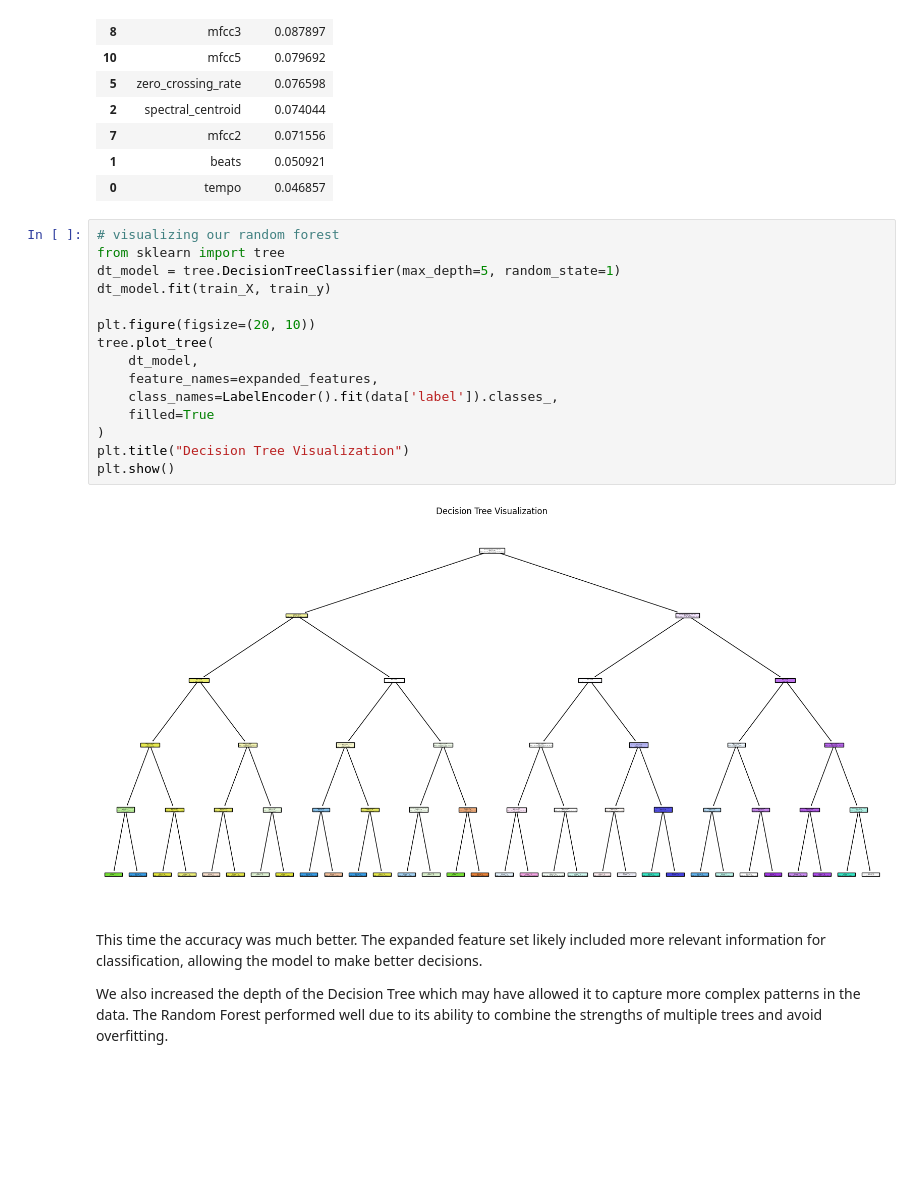
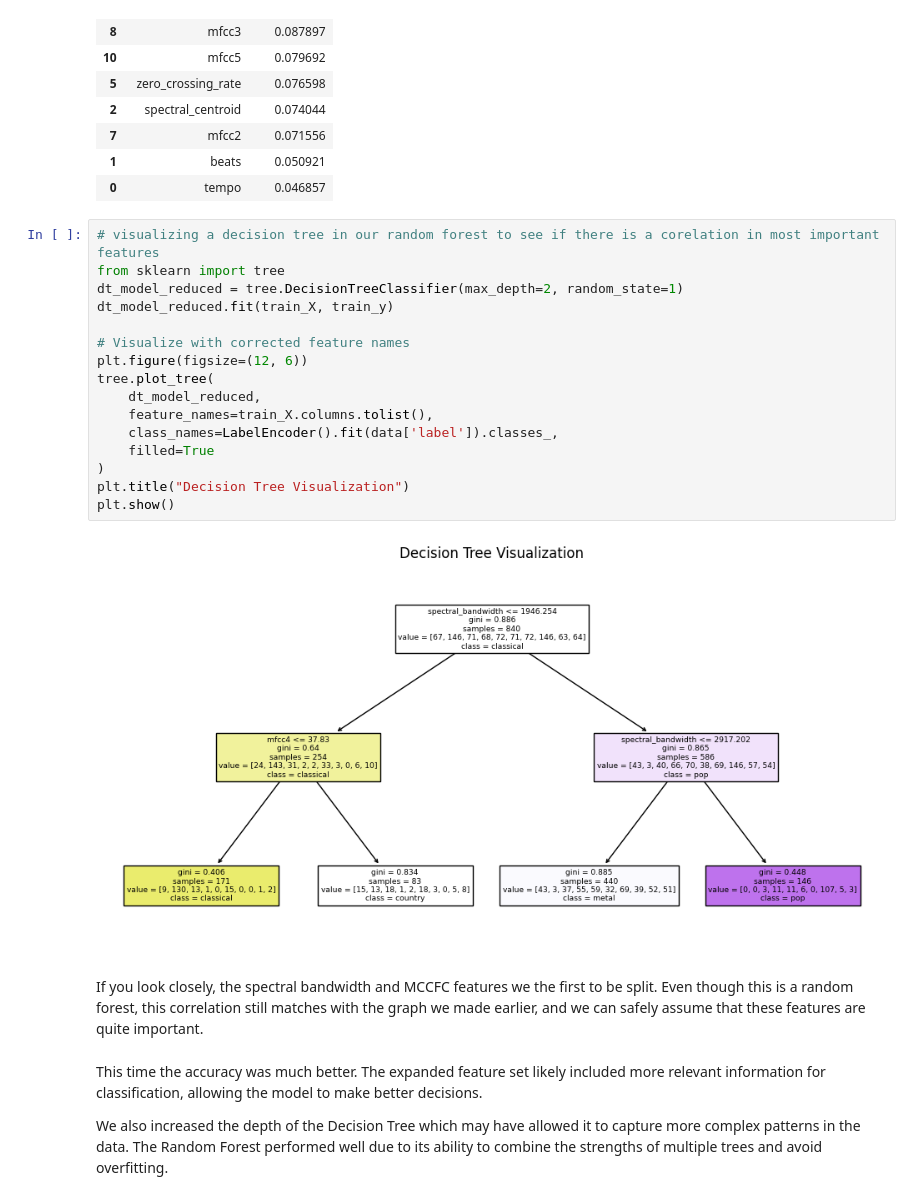
Before and after one commit to preston-cell/intro-ai, a Jupyter notebook: ai-project.ipynb, the cells around one changed output. Drawn from its saved outputs; the diff is of its cells as text; blank space fills up the shorter version.

```diff
--- a/ai-project.ipynb
+++ b/ai-project.ipynb
@@ -375,22 +375,25 @@ display(feature_importance_df)
 | 1 | beats | 0.050921 |
 | 0 | tempo | 0.046857 |
 # %%
-# visualizing our random forest
+# visualizing a decision tree in our random forest to see if there is a corelation in most important features
 from sklearn import tree
-dt_model = tree.DecisionTreeClassifier(max_depth=5, random_state=1)
-dt_model.fit(train_X, train_y)
+dt_model_reduced = tree.DecisionTreeClassifier(max_depth=2, random_state=1)
+dt_model_reduced.fit(train_X, train_y)
 
-plt.figure(figsize=(20, 10))
+# Visualize with corrected feature names
+plt.figure(figsize=(12, 6))
 tree.plot_tree(
-    dt_model,
-    feature_names=expanded_features,
+    dt_model_reduced,
+    feature_names=train_X.columns.tolist(),
     class_names=LabelEncoder().fit(data['label']).classes_,
     filled=True
 )
 plt.title("Decision Tree Visualization")
 plt.show()
 # %% [output]
-[figure, old version]
+[figure, new version]
+# %% [markdown]
+If you look closely, the spectral bandwidth and MCCFC features we the first to be split. Even though this is a random forest, this correlation still matches with the graph we made earlier, and we can safely assume that these features are quite important.
 # %% [markdown]
 This time the accuracy was much better. The expanded feature set likely included more relevant information for classification, allowing the model to make better decisions.
 
```
Also changed, not shown: parts of 1 cell of this notebook.
